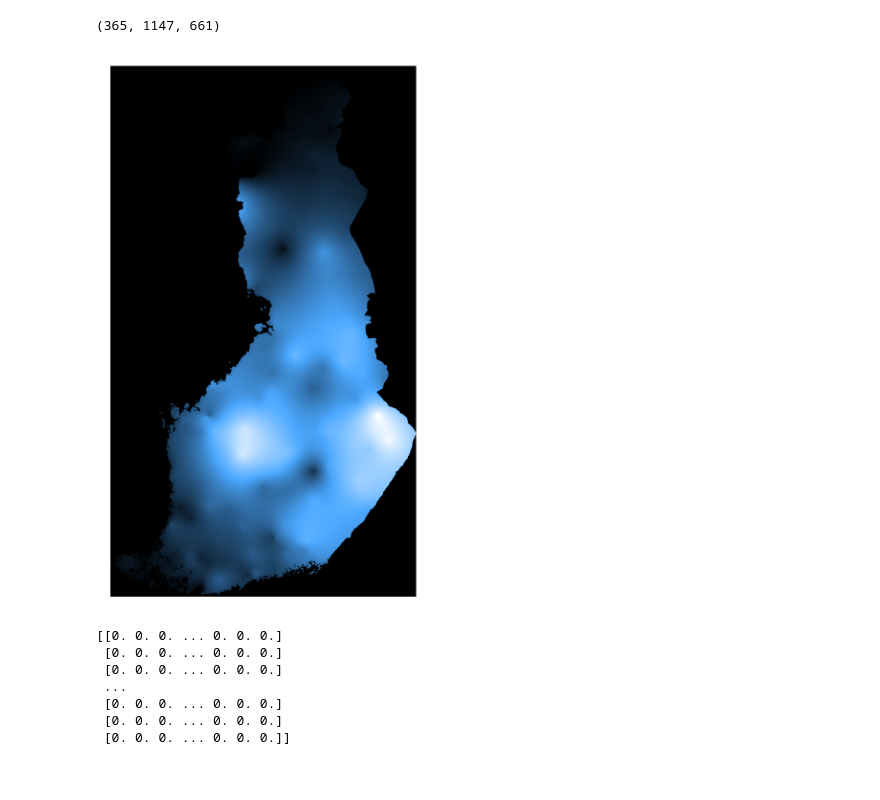
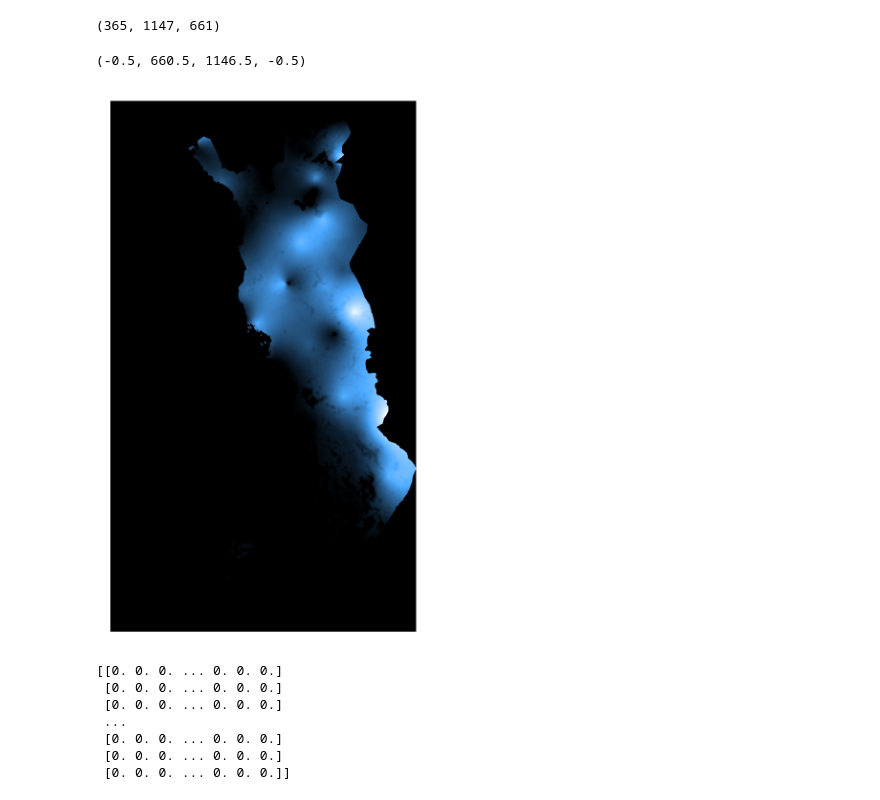
Before and after one commit to iiroseppa/CAMELS-FI, a Jupyter notebook: data/netcdf_loader.ipynb, the cells around one changed output. Saved outputs shown, nothing was run; the diff lists cells and outputs as text; code cells hidden in the pictures.

```diff
--- a/data/netcdf_loader.ipynb
+++ b/data/netcdf_loader.ipynb
@@ -27,15 +27,16 @@ variable.shape
 ET0_copy = variable.copy()
 ET0_copy[ET0_copy < 0] = 0
 # %%
-day = 0
+day = 180
 colors= ["#000000", "#4ca9ff", "#ffffff"]
 cmap = LinearSegmentedColormap.from_list(
         "Custom", colors, N=250)
 plt.imshow(ET0_copy[day, :,:], cmap=cmap)
 plt.axis("off")
 #plt.savefig("/home/iiro/Documents/DIWA/visualizations/presentations/kuvat/weather/rrday_1961_1_1.png", transparent=True)
 # %% [output]
+(-0.5, 660.5, 1146.5, -0.5)
-[figure, old version]
+[figure, new version]
 # %%
 print(rrday_copy[day, :,:])
 # %% [output]
```
Also changed, not shown: 2 other files.
